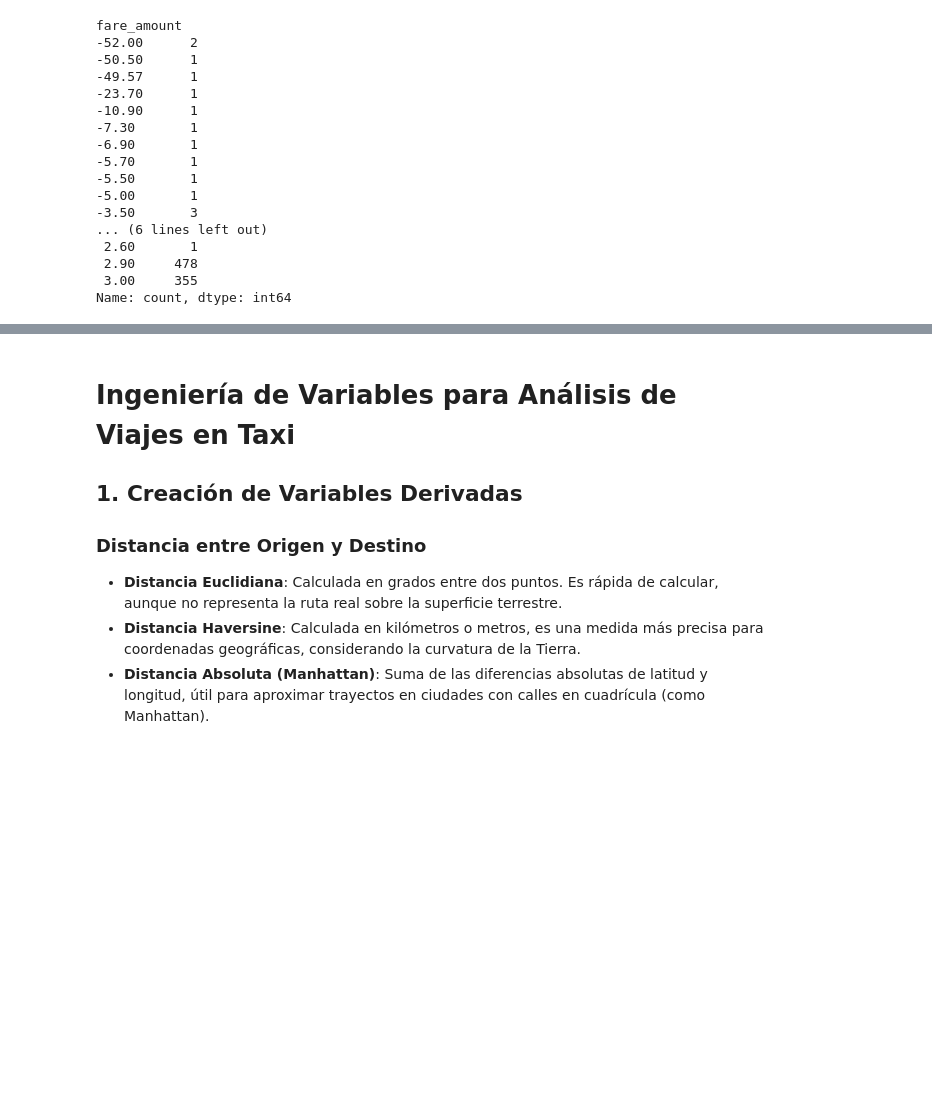
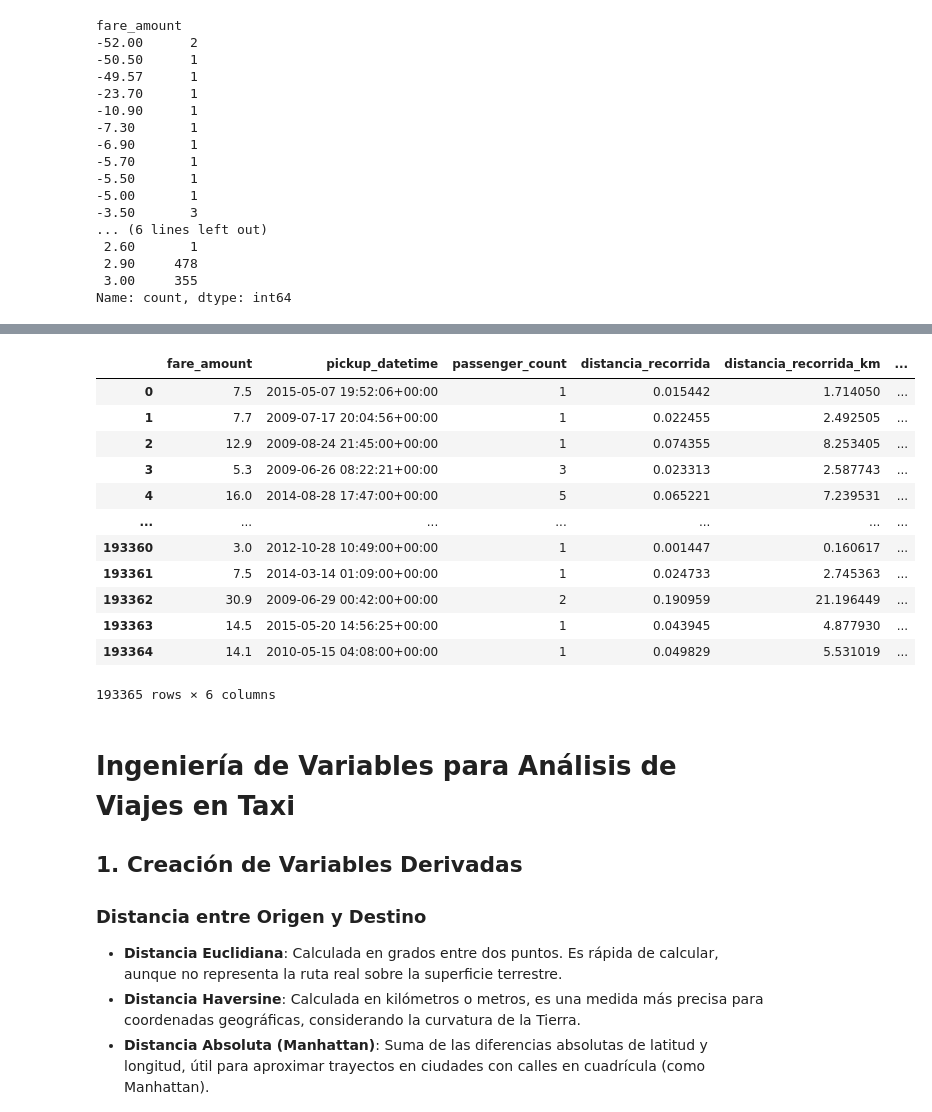
Before and after one commit to FedeZ2008/AA1-TUIA-2025C2-LEON-ZIMMER, a Jupyter notebook: TP1_Regresion.ipynb, the cells around one changed output, grey strips where cells are left out. Cells and saved outputs as stored; diff of their text form; code cells hidden in the pictures; blank space fills up the shorter version.

```diff
--- a/TP1_Regresion.ipynb
+++ b/TP1_Regresion.ipynb
@@ -162,0 +252,10 @@ Eliminamos los siguientes datos considerados erroneos:
+# %%
+# Eliminar columnas de pickup y dropoff (latitud y longitud)
+df = df.drop(columns=[
+    'pickup_latitude', 'pickup_longitude',
+    'dropoff_latitude', 'dropoff_longitude'
+])
+# %%
+# Resetear los índices del DataFrame después de los filtrados
+df = df.reset_index(drop=True)
+df
@@ -163,3 +276,37 @@ Eliminamos los siguientes datos considerados erroneos:
+# %%
+# Crear objeto de feriados de New York
+feriados = holidays.US(state='NY')
+
+# Si pickup_datetime es string, primero conviértelo a datetime
+df['pickup_datetime'] = pd.to_datetime(df['pickup_datetime'])
+
+# Crear la variable dummy: 1 si es feriado, 0 si no
+df['es_feriado'] = df['pickup_datetime'].dt.date.apply(lambda x: 1 if x in feriados else 0)
+
+# Crear variable dummy: 1 si es fin de semana (sábado o domingo), 0 si es día de semana (lunes a viernes)
+df['es_fin_de_semana'] = df['pickup_datetime'].dt.weekday.apply(lambda x: 1 if x >= 5 else 0)
+
+# Crear variable: 1 si es fin de semana o feriado, 0 si es día de semana y no feriado
+df['es_no_laborable'] = ((df['es_fin_de_semana'] == 1) | (df['es_feriado'] == 1)).astype(int)
+
+# Dropear columnas auxiliares
+df = df.drop(columns=['es_feriado', 'es_fin_de_semana'])
+
+df
+# %% [output]
+|  | fare_amount | pickup_datetime | passenger_count | distancia_recorrida | distancia_recorrida_km | ... |
+| 0 | 7.5 | 2015-05-07 19:52:06+00:00 | 1 | 0.015442 | 1.714050 | ... |
+| 1 | 7.7 | 2009-07-17 20:04:56+00:00 | 1 | 0.022455 | 2.492505 | ... |
+| 2 | 12.9 | 2009-08-24 21:45:00+00:00 | 1 | 0.074355 | 8.253405 | ... |
+| 3 | 5.3 | 2009-06-26 08:22:21+00:00 | 3 | 0.023313 | 2.587743 | ... |
+| 4 | 16.0 | 2014-08-28 17:47:00+00:00 | 5 | 0.065221 | 7.239531 | ... |
+| ... | ... | ... | ... | ... | ... | ... |
+| 193360 | 3.0 | 2012-10-28 10:49:00+00:00 | 1 | 0.001447 | 0.160617 | ... |
+| 193361 | 7.5 | 2014-03-14 01:09:00+00:00 | 1 | 0.024733 | 2.745363 | ... |
+| 193362 | 30.9 | 2009-06-29 00:42:00+00:00 | 2 | 0.190959 | 21.196449 | ... |
+| 193363 | 14.5 | 2015-05-20 14:56:25+00:00 | 1 | 0.043945 | 4.877930 | ... |
+| 193364 | 14.1 | 2010-05-15 04:08:00+00:00 | 1 | 0.049829 | 5.531019 | ... |
+193365 rows × 6 columns
 # %% [markdown]
 # Ingeniería de Variables para Análisis de Viajes en Taxi
 
```
Also changed, not shown: parts of 18 cells of this notebook.
